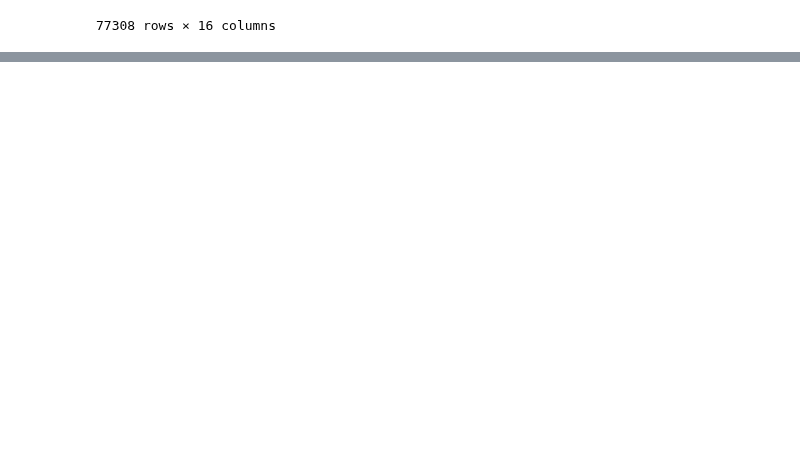
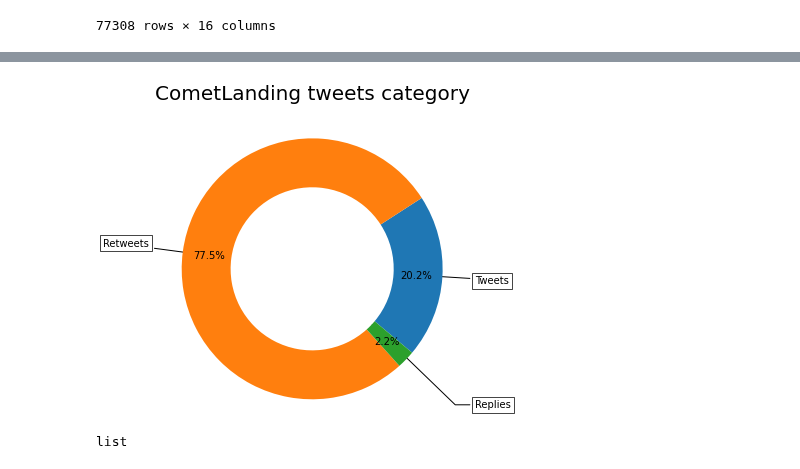
Before and after one commit to evannicholas/CS2006P, a Jupyter notebook: notebooks/CometLanding.ipynb, the cells around one changed output, grey strips where cells are left out. Saved outputs shown, nothing was run; the diff lists cells and outputs as text; code cells hidden in the pictures; blank space fills up the shorter version.

```diff
--- a/notebooks/CometLanding.ipynb
+++ b/notebooks/CometLanding.ipynb
@@ -503,0 +533,37 @@ df
+# %%
+# https://matplotlib.org/stable/gallery/pie_and_polar_charts/pie_and_donut_labels.html#sphx-glr-gallery-pie-and-polar-charts-pie-and-donut-labels-py
+# https://matplotlib.org/stable/api/_as_gen/matplotlib.axes.Axes.pie.html
+# https://matplotlib.org/stable/api/_as_gen/matplotlib.axes.Axes.set_title.html
+
+fig, ax = plt.subplots(figsize=(6, 3), subplot_kw=dict(aspect="equal"))
+
+label = ["Tweets",
+          "Retweets",
+          "Replies"]
+
+data = [len(tweet_only_df),len(retweet_only_df),len(raw_total_replies_df)]
+
+wedges, texts, autotexts = ax.pie(data, wedgeprops=dict(width=0.75), startangle=-40,
+                                  autopct="%1.1f%%",pctdistance=0.8,
+                                  radius=2, center=(0,0))
+
+bbox_props = dict(boxstyle="square,pad=0.3", fc="w", ec="k", lw=0.72)
+kw = dict(arrowprops=dict(arrowstyle="-"),
+          bbox=bbox_props, zorder=0, va="center")
+
+for i, p in enumerate(wedges):
+    ang = (p.theta2 - p.theta1)/2. + p.theta1
+    y = np.sin(np.deg2rad(ang))
+    x = np.cos(np.deg2rad(ang))
+    horizontalalignment = {-1: "right", 1: "left"}[int(np.sign(x))]
+    connectionstyle = "angle,angleA=0,angleB={}".format(ang)
+    kw["arrowprops"].update({"connectionstyle": connectionstyle})
+    ax.annotate(label[i], xy=(x*1.25, y*1.2), xytext=(2.5*np.sign(x), 3*y),
+                horizontalalignment=horizontalalignment, **kw)
+
+ax.set_title("CometLanding tweets category",y=1.5,
+             fontdict = {"fontsize":20})
+
+plt.show()
+# %% [output]
+[figure, added]
@@ -503,0 +572,4 @@ df
+# %%
+type(date.count()["id_str"].index.tolist())
+# %% [output]
+list
```
Also changed, not shown: parts of 9 cells of this notebook.
